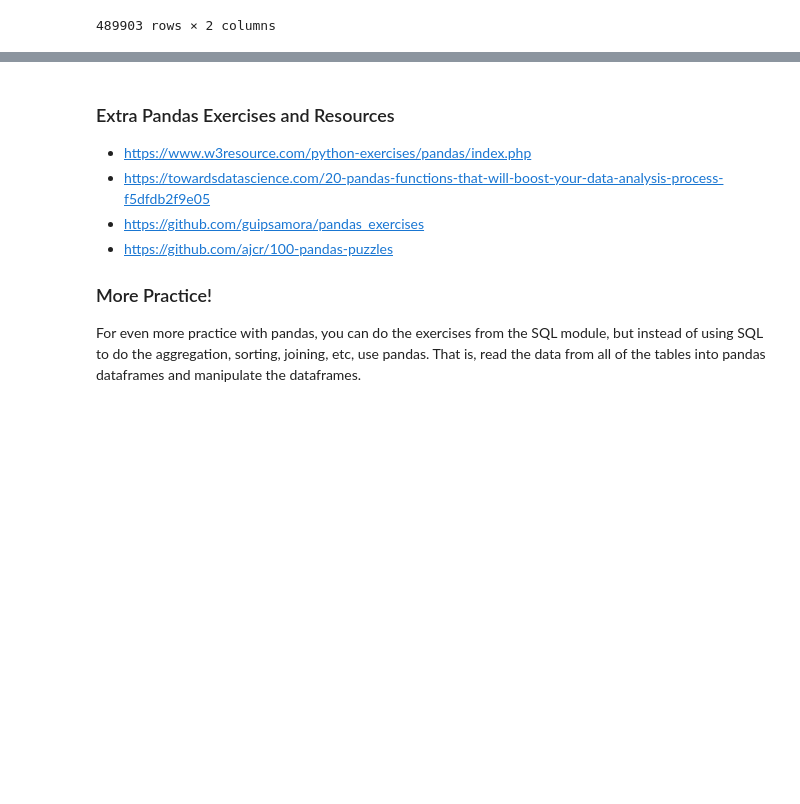
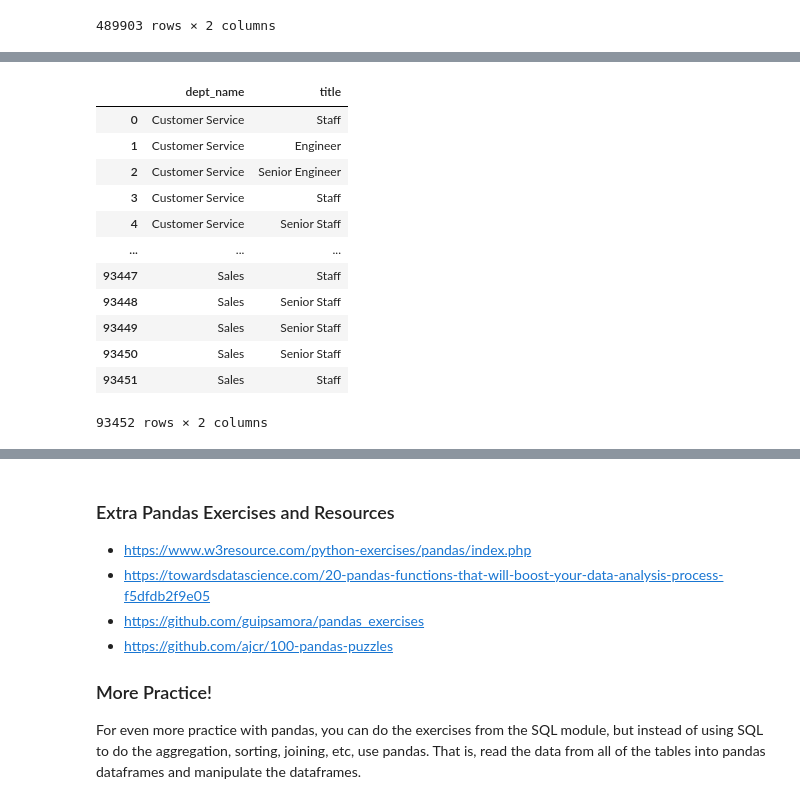
Before and after one commit to Jgardin875/numpy-pandas-visualization-exercises, a Jupyter notebook: advanced-dataframes.ipynb, the cells around one changed output, grey strips where cells are left out. Saved outputs shown, nothing was run; the diff lists cells and outputs as text; code cells hidden in the pictures; blank space fills up the shorter version.

```diff
--- a/advanced-dataframes.ipynb
+++ b/advanced-dataframes.ipynb
@@ -1989,0 +2047,29 @@ titles_again
+# %%
+#class
+query = '''
+SELECT
+    d.dept_name,
+    t.title
+FROM departments d
+JOIN dept_emp de USING (dept_no)
+JOIN titles t USING (emp_no)
+
+where de.to_date < '9999-01-01' and t.to_date < '9999-01-01';
+'''
+
+titles_again2 = pd.read_sql(query, env.get_db_url('employees'))
+titles_again2
+# %% [output]
+|  | dept_name | title |
+| 0 | Customer Service | Staff |
+| 1 | Customer Service | Engineer |
+| 2 | Customer Service | Senior Engineer |
+| 3 | Customer Service | Staff |
+| 4 | Customer Service | Senior Staff |
+| ... | ... | ... |
+| 93447 | Sales | Staff |
+| 93448 | Sales | Senior Staff |
+| 93449 | Sales | Senior Staff |
+| 93450 | Sales | Senior Staff |
+| 93451 | Sales | Staff |
+93452 rows × 2 columns
```
Also changed, not shown: parts of 11 cells of this notebook.
